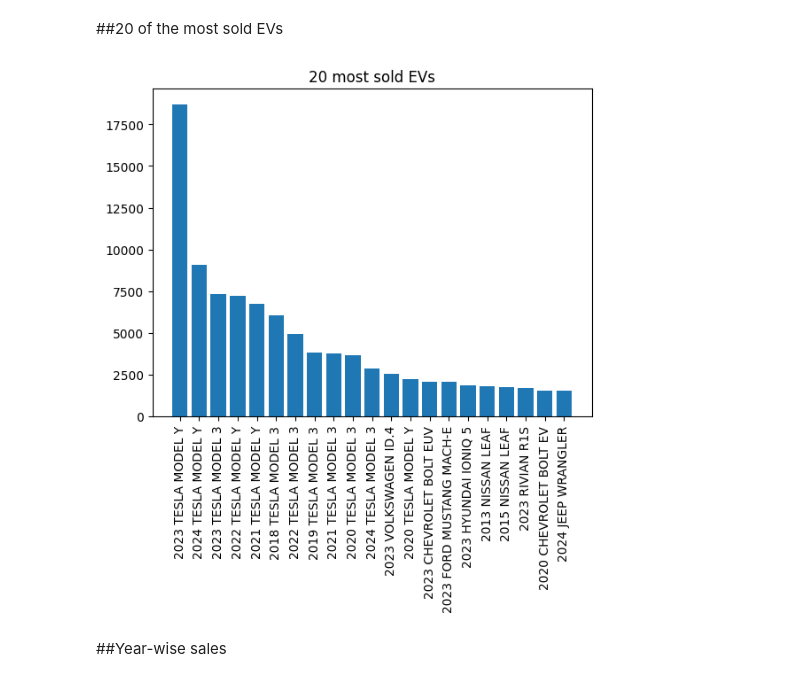
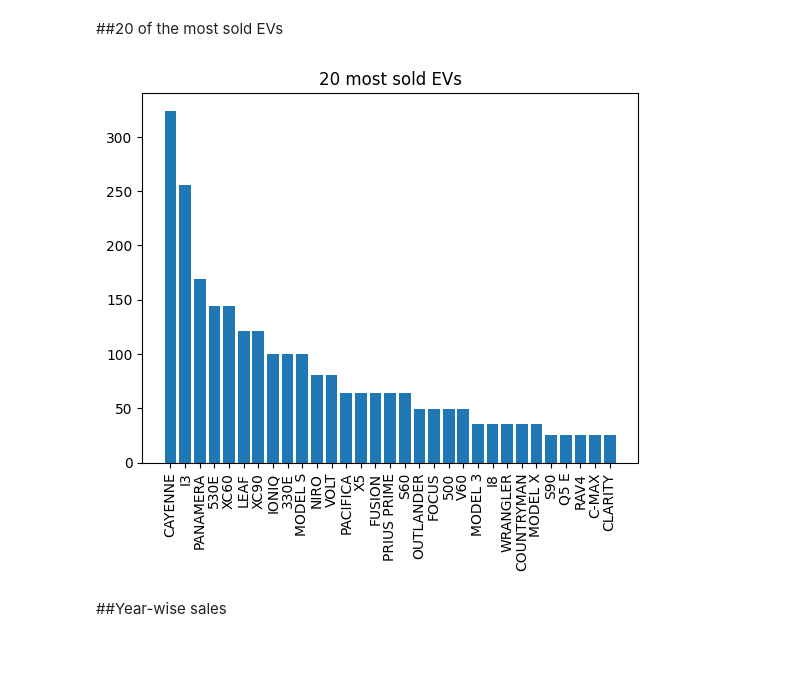
Before and after one commit to amitsingh2409/DA204o-Decoding-the-EV-Adoption, a Jupyter notebook: code/03-EDA.ipynb, the cells around one changed output. Drawn from its saved outputs; the diff is of its cells as text; code cells hidden in the pictures; blank space fills up the shorter version.

```diff
--- a/code/03-EDA.ipynb
+++ b/code/03-EDA.ipynb
@@ -8,5 +12,5 @@ warnings.filterwarnings('ignore')
 # %%
-df = pd.read_parquet("dataset/processed_data.parquet")
+df = pd.read_parquet("../dataset/processed_data.parquet")
 df.head()
 # %% [output]
 |  | County | City | State | Postal Code | Model Year | Make | Model | Electric Vehicle Type | ... |
@@ -20,13 +22,19 @@ df.head()
 # %%
-#Separate df for EDA
-df_car = df[['Full Vehicle Name', 'Make', 'Model','Model Year', 'Fetched Price', 'Max Range', 'Electric Vehicle Type', 'Clean Alternative Fuel Vehicle (CAFV) Eligibility']]
-df_car.columns=['name', 'make', 'model','year', 'price', 'range', 'evType', 'isCafvEligible']
+# Separate df for EDA
+df_car = df[
+    [
+        "Make",
+        "Model",
+        "Model Year",
+        "Base MSRP",
+        "Electric Range",
+        "Electric Vehicle Type",
+        "Clean Alternative Fuel Vehicle (CAFV) Eligibility",
+    ]
+]
 df_car = df_car.drop_duplicates()
-sales=[]
-for car in df_car['name']:
-  sales.append(len(df[df['Full Vehicle Name']==car]))
-df_car['sales'] = sales
-df_car = df_car.sort_values('sales', ascending=False)
+df_car["Sales"] = df_car.groupby("Model")["Model"].transform("count")
+df_car = df_car.sort_values("Sales", ascending=False)
 df_car.reset_index(inplace=True, drop=True)
 df_car.head()
 # %% [output]
@@ -39,11 +47,13 @@ df_car.head()
 # %% [markdown]
 ##20 of the most sold EVs
 # %%
-plt.bar(df_car.loc[:20, 'name'], df_car.loc[:20, 'sales'])
+sales_count = df_car.groupby("Model").agg({"Sales": "sum"}).reset_index()
+sales_count = sales_count.sort_values("Sales", ascending=False)
+plt.bar(sales_count.loc[:20, "Model"], sales_count.loc[:20, "Sales"])
 plt.xticks(rotation=90)
-plt.title('20 most sold EVs')
+plt.title("20 most sold EVs")
 plt.show()
 # %% [output]
-[figure, old version]
+[figure, new version]
 # %% [markdown]
 ##Year-wise sales
```
Also changed, not shown: parts of 18 cells of this notebook, 2 other files.
